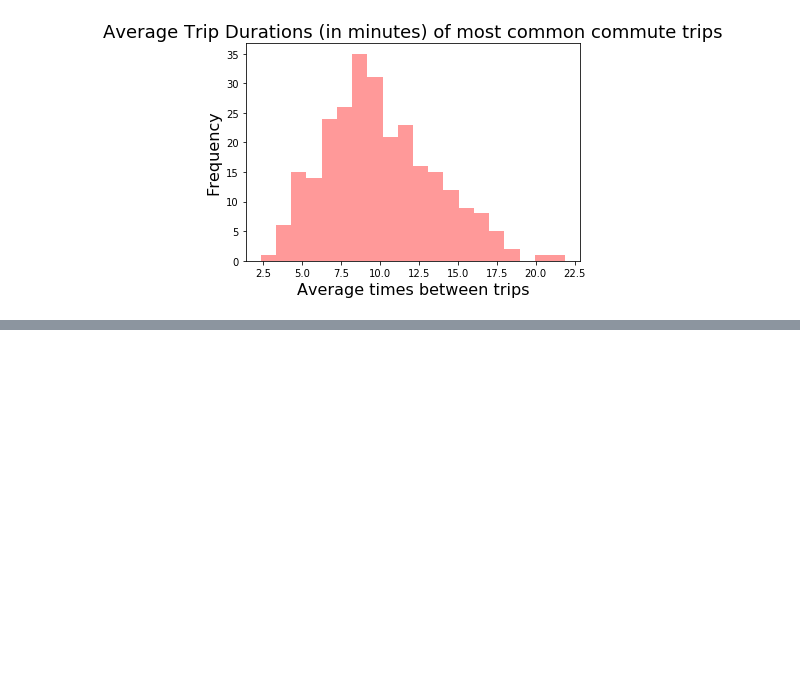
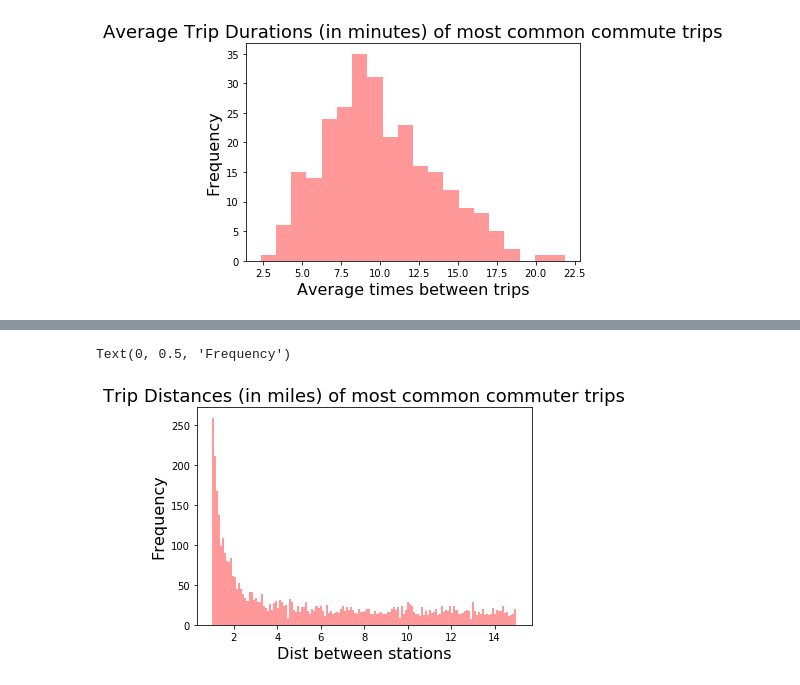
Before and after one commit to vbeohar/Data_Engg-w205, a Jupyter notebook: Project_1.ipynb, the cells around one changed output, grey strips where cells are left out. Drawn from its saved outputs; the diff is of its cells as text; code cells hidden in the pictures; blank space fills up the shorter version.

```diff
--- a/Project_1.ipynb
+++ b/Project_1.ipynb
@@ -126,0 +210,8 @@ df_commute
+# %%
+sns.distplot(df_trips_broken_bikes['duration_min'], kde=False, color='red', bins=150)
+plt.title('Trip Distances (in miles) of most common commuter trips', fontsize=18)
+plt.xlabel('Dist between stations', fontsize=16)
+plt.ylabel('Frequency', fontsize=16)
+# %% [output]
+Text(0, 0.5, 'Frequency')
+[figure, added]
```
Also changed, not shown: parts of 6 cells of this notebook.
